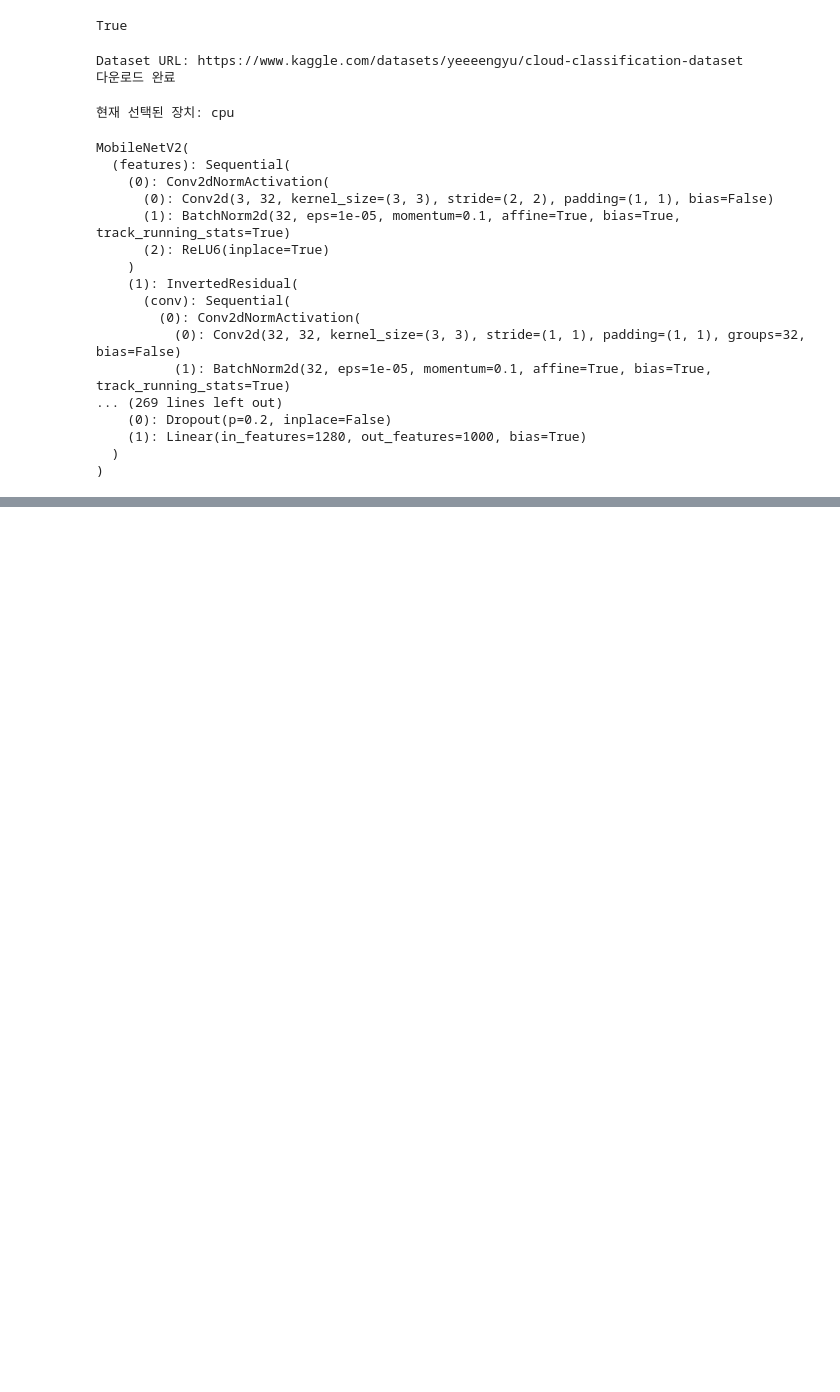
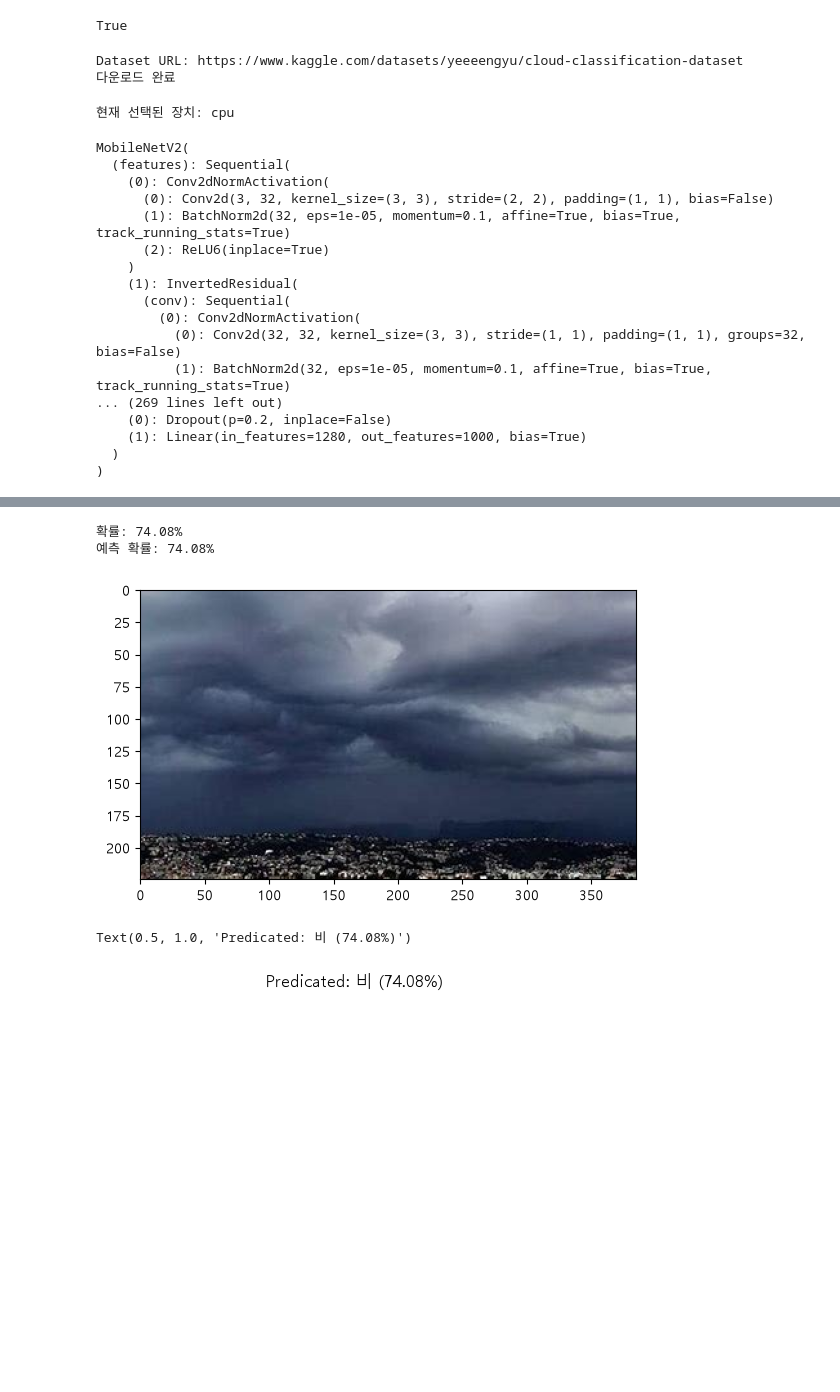
Before and after one commit to 2-si-u/kdt_ml, a Jupyter notebook: 딥러닝_능단평.ipynb, the cells around one changed output, grey strips where cells are left out. Saved outputs shown, nothing was run; the diff lists cells and outputs as text; code cells hidden in the pictures; blank space fills up the shorter version.

```diff
--- a/딥러닝_능단평.ipynb
+++ b/딥러닝_능단평.ipynb
@@ -285,0 +424,20 @@ NameError: name 'train_loader' is not defined
+# %%
+model1.eval()
+imgs_device = imgs.to(device)
+
+with torch.no_grad():
+    preds = model1(imgs_device)
+    pred_labels = preds.argmax(dim=1).cpu()
+
+incorrect_samples = []
+incorrect_mask = (pred_labels != labels)
+
+if incorrect_mask.any():
+    for img, label, pred in zip(imgs[incorrect_mask], labels[incorrect_mask], pred_labels[incorrect_mask]):
+        incorrect_samples.append({
+            "img": img,
+            "true_label": label.item(),
+            "pred_label": pred.item()
+        })
+
+print(incorrect_samples)
@@ -285,0 +462,31 @@ NameError: name 'train_loader' is not defined
+# %%
+img_path = r"C:\kdt_0900_lsu\ml\resource\datasets\Cloud1\test\비\RainCloud (69).jpg"
+img = Image.open(img_path).convert("RGB")
+
+
+img_tensor = test_transform(img).unsqueeze(0).to(device)
+
+model1.eval()
+with torch.no_grad():
+    pred = model1(img_tensor)
+    probs = torch.softmax(pred, dim=1)
+    pred_idx = probs.argmax(dim=1).item()
+    prob = probs[0, pred_idx].item() * 100
+
+
+class_name = train_dataset.classes
+pred_class = class_name[pred_idx]
+
+print(f"확률: {prob:.2f}%")
+print(f"예측 확률: {prob:.2f}%")
+
+plt.imshow(img)
+plt.show()
+plt.axis("off")
+plt.title(f"Predicated: {pred_class} ({prob:.2f}%)")
+# %% [output]
+확률: 74.08%
+예측 확률: 74.08%
+[figure, added]
+Text(0.5, 1.0, 'Predicated: 비 (74.08%)')
+[figure, added]
```
Also changed, not shown: parts of 16 cells of this notebook, 2 other files.
